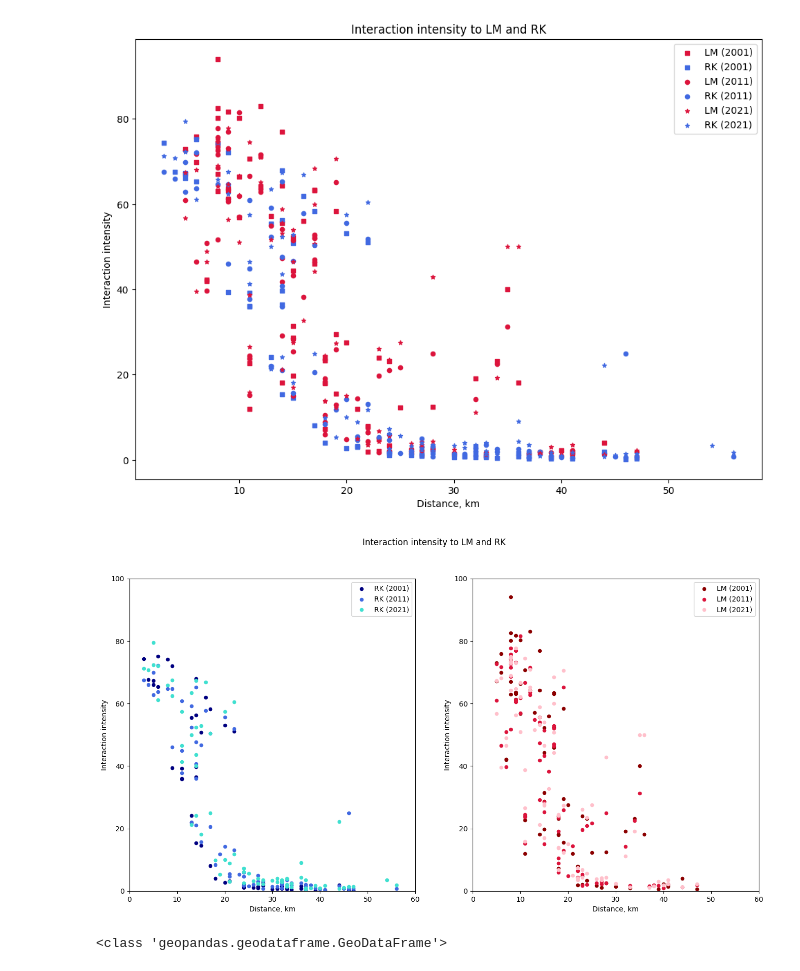
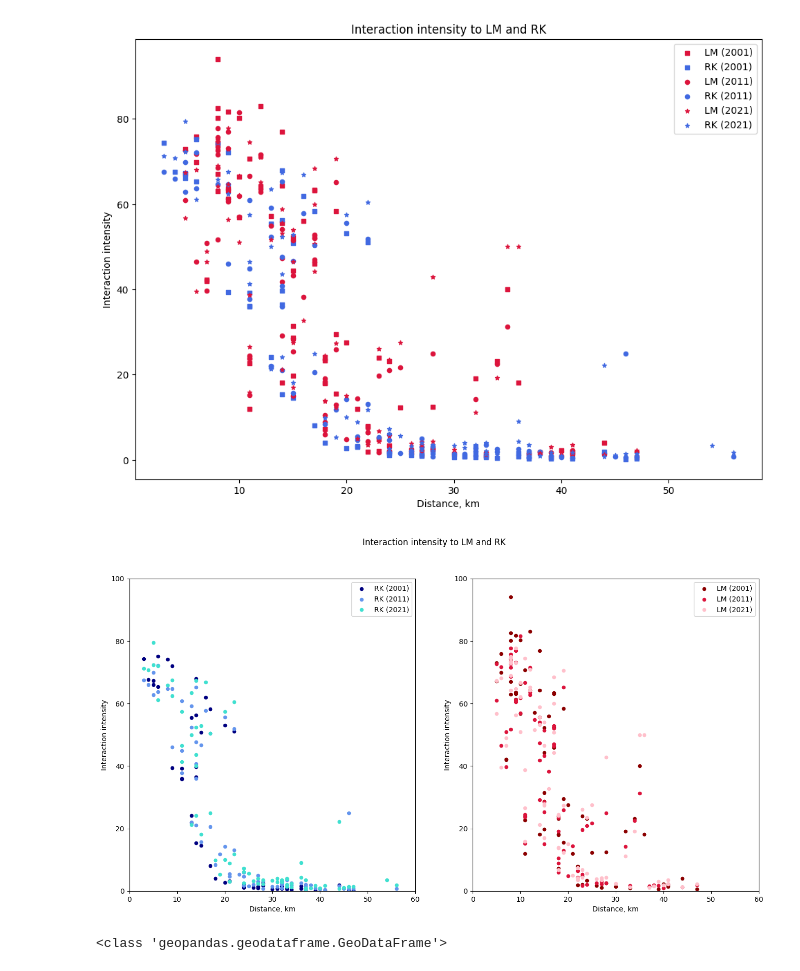
Before and after one commit to dbelohonov/maps_liptov, a Jupyter notebook: notebooks/comparison.ipynb, the cells around one changed output. Saved outputs shown, nothing was run; the diff lists cells and outputs as text; code cells hidden in the pictures.

```diff
--- a/notebooks/comparison.ipynb
+++ b/notebooks/comparison.ipynb
@@ -817,31 +817,31 @@ plt.show()
 # %%
 plt.figure(figsize = (16, 8))
 plt.subplot(1, 2, 1)
 ax1 = plt.gca()
 dist_rk_01.plot(kind = "scatter", x = "vzdialenost_km", y = "intensity", color = "navy", label = "RK (2001)", ax = ax1)
-dist_rk_11.plot(kind = "scatter", x = "vzdialenost_km", y = "intensity", color = "royalblue", label = "RK (2011)", ax = ax1)
+dist_rk_11.plot(kind = "scatter", x = "vzdialenost_km", y = "intensity", color = "cornflowerblue", label = "RK (2011)", ax = ax1)
 dist_rk_21.plot(kind = "scatter", x = "vzdialenost_km", y = "intensity", color = "turquoise", label = "RK (2021)", ax = ax1)
 plt.xlabel("Distance, km")
 plt.ylabel("Interaction intensity")
 
 plt.subplot(1, 2, 2)
 ax2 = plt.gca()
 dist_lm_01.plot(kind = "scatter", x = "vzdialenost_km", y = "intensity", color = "darkred", label = "LM (2001)", ax = ax2)
 dist_lm_11.plot(kind = "scatter", x = "vzdialenost_km", y = "intensity", color = "crimson", label = "LM (2011)", ax = ax2)
 dist_lm_21.plot(kind = "scatter", x = "vzdialenost_km", y = "intensity", color = "pink", label = "LM (2021)", ax = ax2)
 plt.xlabel("Distance, km")
 plt.ylabel("Interaction intensity")
 
 ax1.set_xlim(0, 60)
 ax1.set_ylim(0, 100)
 ax2.set_xlim(0, 60)
 ax2.set_ylim(0, 100)
 
 plt.suptitle("Interaction intensity to LM and RK")
 plt.savefig("../result_maps/interaction/LM_RK_interaction_plot_both_div.pdf", format = "pdf", dpi = 300, bbox_inches = "tight")
 plt.show()
 # %% [output]
-[figure, old version]
+[figure, new version]
 # %%
 gravity01 = (
     commute01
```
Also changed, not shown: parts of 6 cells of this notebook, 5 other files.
